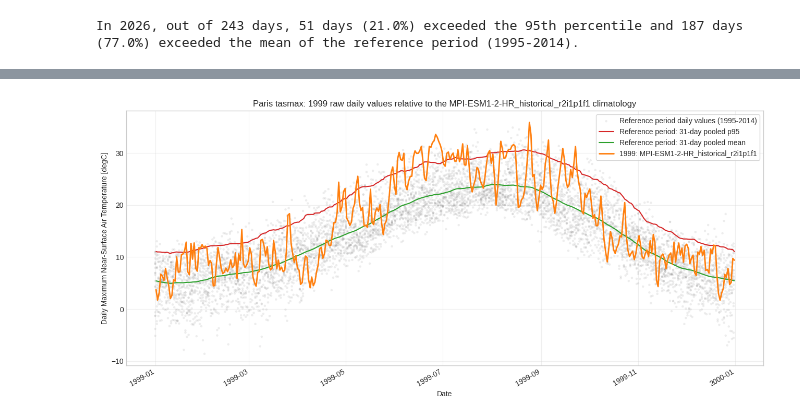
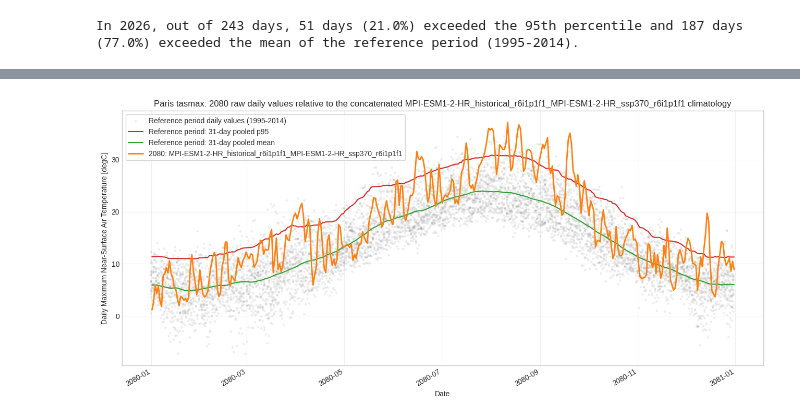
Before and after one commit to jesusff/T33-Emulator-hub, a Jupyter notebook: notebooks/city_level_emulator_ensemble_and_observations.ipynb, the cells around one changed output, grey strips where cells are left out. Cells and saved outputs as stored; diff of their text form; code cells hidden in the pictures.

```diff
--- a/notebooks/city_level_emulator_ensemble_and_observations.ipynb
+++ b/notebooks/city_level_emulator_ensemble_and_observations.ipynb
@@ -610,14 +635,26 @@ historical_extremes
 # %%
-selected_member = "MPI-ESM1-2-HR_historical_r2i1p1f1"
-highlighted_year = 1999
+selected_members = [
+    "MPI-ESM1-2-HR_historical_r6i1p1f1",
+    "MPI-ESM1-2-HR_ssp370_r6i1p1f1",
+]
+selected_members_label = "_".join(selected_members)
+highlighted_year = 2080
 climatology_pool_days = 31
 
-selected_member_path = next(
-    path for path in files
-    if parse_filename(path)["member_id"] == selected_member
-)
-with xr.open_dataset(selected_member_path, engine="netcdf4") as dataset:
-    member_daily = compute_city_gridpoint_variable(dataset, config).load()
+selected_member_paths = [
+    next(
+        path for path in files
+        if parse_filename(path)["member_id"] == selected_member
+    )
+    for selected_member in selected_members
+]
+member_daily_parts = []
+for selected_member_path in selected_member_paths:
+    with xr.open_dataset(selected_member_path, engine="netcdf4") as dataset:
+        member_daily_parts.append(
+            compute_city_gridpoint_variable(dataset, config).load()
+        )
+member_daily = xr.concat(member_daily_parts, dim="time").sortby("time")
 
 selected_daily = member_daily.sel(time=str(highlighted_year)).to_series()
 reference_daily = member_daily.where(
@@ -687,34 +724,34 @@ ax.plot(
     selected_frame.index,
     selected_frame["mean"],
     color="#2ca02c",
     linewidth=1.5,
     label=f"Reference period: {climatology_pool_days}-day pooled mean",
 )
 ax.plot(
     selected_frame.index,
     selected_frame["value"],
     color="#ff7f0e",
     linewidth=2.0,
-    label=f"{highlighted_year}: {selected_member}",
+    label=f"{highlighted_year}: {selected_members_label}",
 )
 ax.set(
     title=(
         f"{CITY} {VARIABLE}: {highlighted_year} raw daily values relative to "
-        f"the {selected_member} climatology"
+        f"the concatenated {selected_members_label} climatology"
     ),
     xlabel="Date",
     ylabel=f"{member_daily.attrs.get('long_name', VARIABLE)} "
     f"[{member_daily.attrs.get('units', '')}]",
 )
 ax.legend(loc="best", frameon=True)
 ax.grid(True, alpha=0.3)
 fig.autofmt_xdate()
 plt.tight_layout()
 save_figure(
     fig,
-    f"106_{CITY}_{VARIABLE}_{selected_member}_{highlighted_year}_daily_tmax",
+    f"106_{CITY}_{VARIABLE}_{selected_members_label}_{highlighted_year}_daily_tmax",
     config,
 )
 plt.show()
 # %% [output]
-[figure, old version]
+[figure, new version]
```
Also changed, not shown: parts of 2 cells of this notebook.
